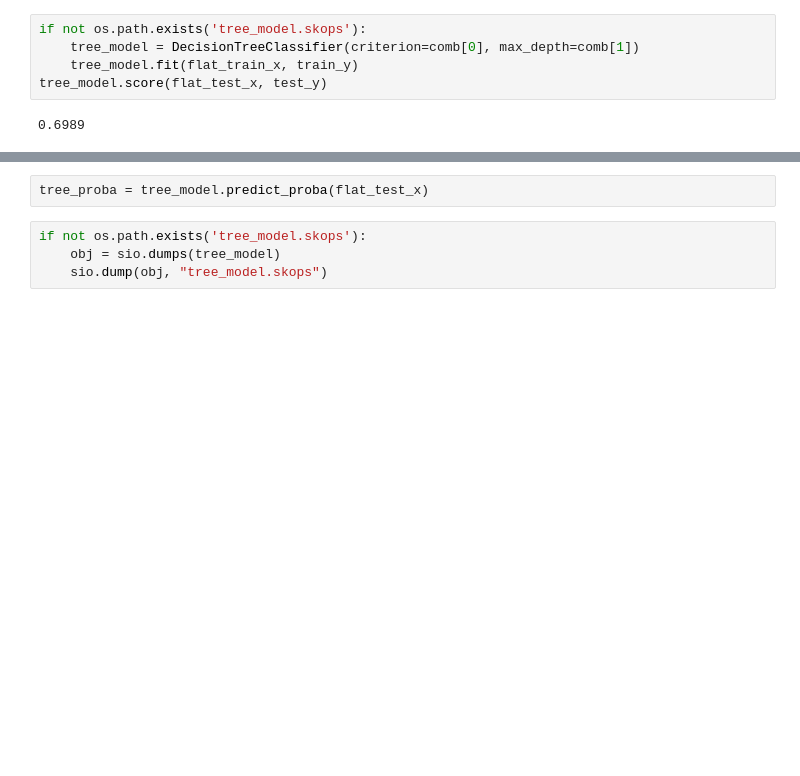
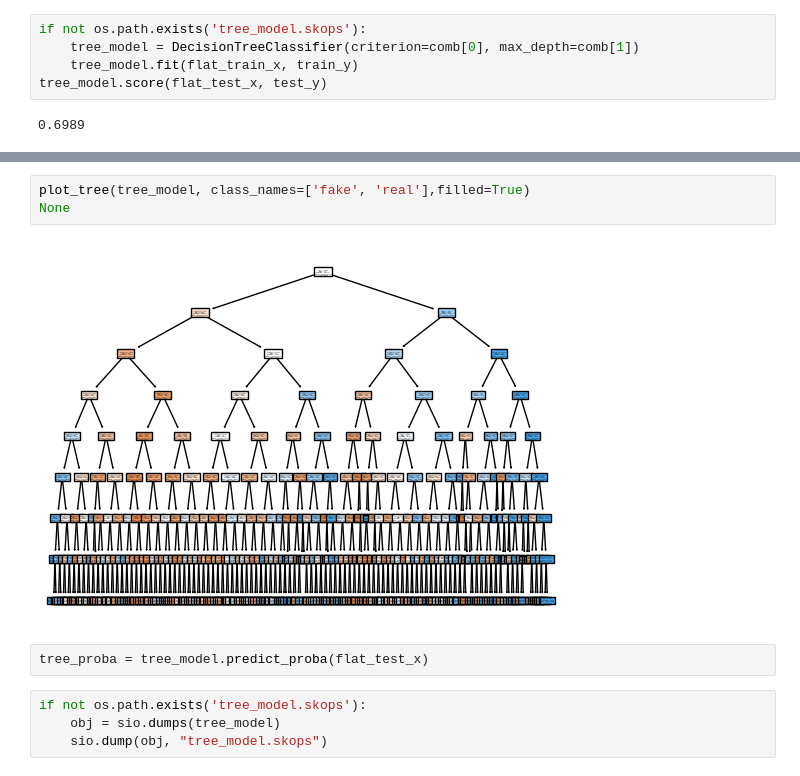
Before and after one commit to fagner02/RealFakeClassification, a Jupyter notebook: project.ipynb, the cells around one changed output, grey strips where cells are left out. Drawn from its saved outputs; the diff is of its cells as text; blank space fills up the shorter version.

```diff
--- a/project.ipynb
+++ b/project.ipynb
@@ -221,3 +243,8 @@ tree_model.score(flat_test_x, test_y)
+# %%
+plot_tree(tree_model, class_names=['fake', 'real'],filled=True)
+None
+# %% [output]
+[figure, added]
 # %%
 tree_proba = tree_model.predict_proba(flat_test_x)
 # %%
```
Also changed, not shown: parts of 16 cells of this notebook.
